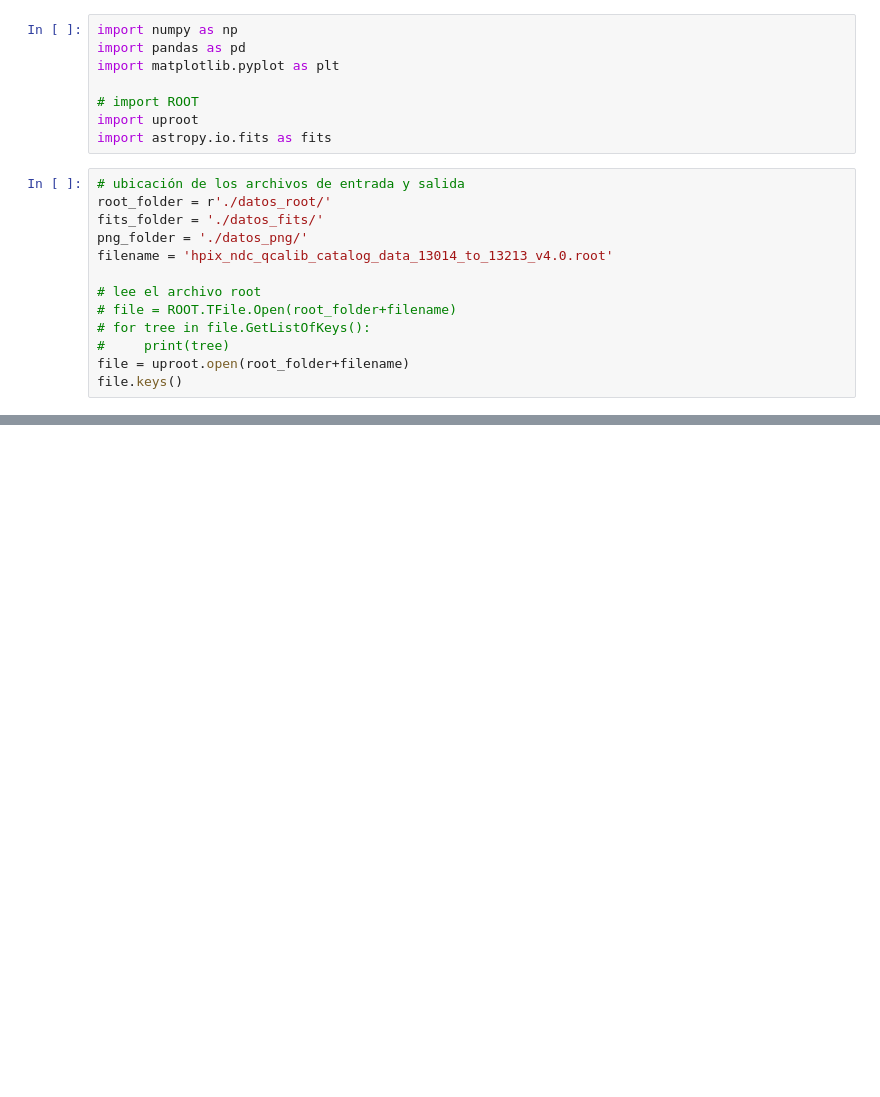
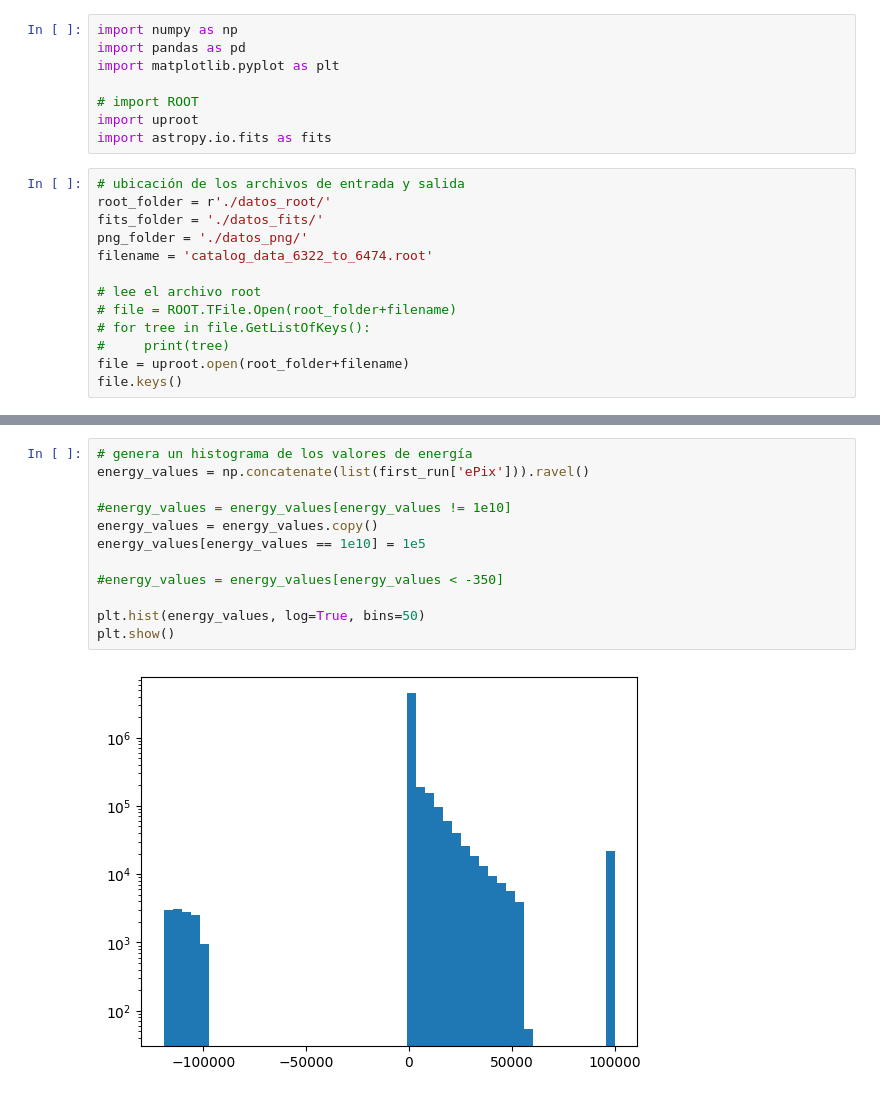
Before and after one commit to santi-acv/connie_tracking, a Jupyter notebook: leer_datos_connie.ipynb, the cells around one changed output, grey strips where cells are left out. Cells and saved outputs as stored; diff of their text form; blank space fills up the shorter version.

```diff
--- a/leer_datos_connie.ipynb
+++ b/leer_datos_connie.ipynb
@@ -11,7 +11,7 @@ import astropy.io.fits as fits
 root_folder = r'./datos_root/'
 fits_folder = './datos_fits/'
 png_folder = './datos_png/'
-filename = 'hpix_ndc_qcalib_catalog_data_13014_to_13213_v4.0.root'
+filename = 'catalog_data_6322_to_6474.root'
 
 # lee el archivo root
 # file = ROOT.TFile.Open(root_folder+filename)
@@ -117 +153,15 @@ first_run = file['hitSumm;1'].arrays(entry_stop=first_run_stop, library="np")
+# %%
+# genera un histograma de los valores de energía
+energy_values = np.concatenate(list(first_run['ePix'])).ravel()
+
+#energy_values = energy_values[energy_values != 1e10]
+energy_values = energy_values.copy()
+energy_values[energy_values == 1e10] = 1e5
+
+#energy_values = energy_values[energy_values < -350]
+
+plt.hist(energy_values, log=True, bins=50)
+plt.show()
+# %% [output]
+[figure, added]
 # %%
```
Also changed, not shown: parts of 20 cells of this notebook, 1 other file.
